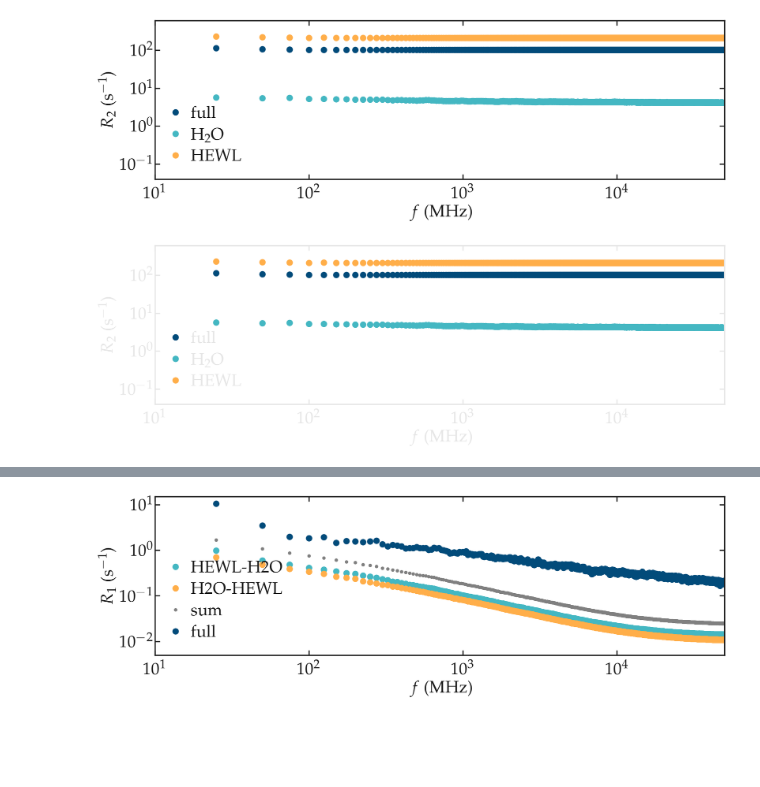
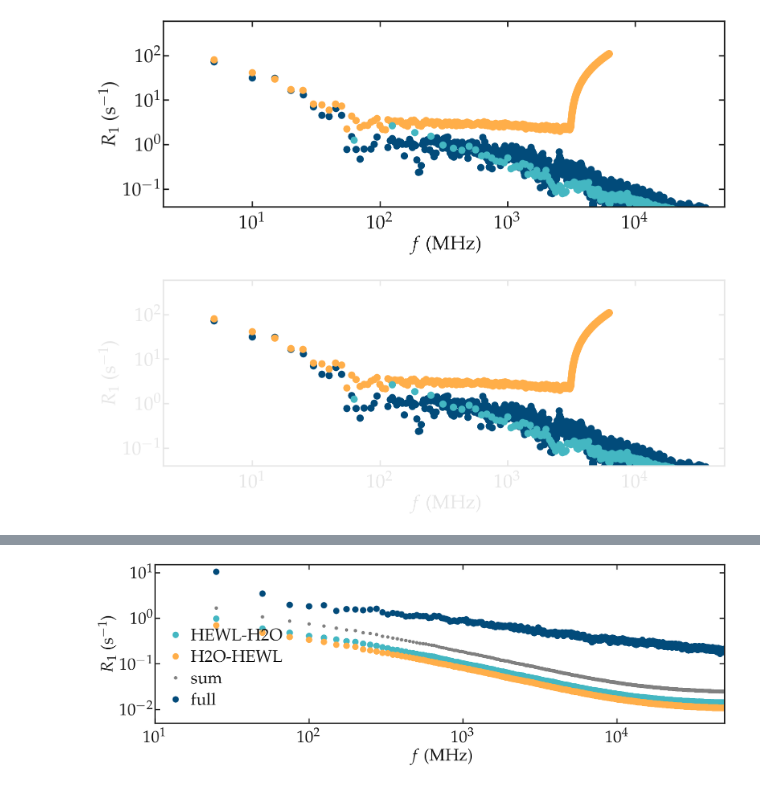
Before and after one commit to simongravelle/nmrformd, a Jupyter notebook: examples/illustrations/lysozyme-in-water.ipynb, the cells around one changed output, grey strips where cells are left out. Drawn from its saved outputs; the diff is of its cells as text; code cells hidden in the pictures; blank space fills up the shorter version.

```diff
--- a/examples/illustrations/lysozyme-in-water.ipynb
+++ b/examples/illustrations/lysozyme-in-water.ipynb
@@ -64,7 +122,7 @@ for mode, mygray in zip(['light', 'dark'], [colors["mylightgray"], colors["mydar
     #ax[-1].loglog(f, R1_H2O + R1_HEWL, '.', color=colors["mygray"],
     #             markersize = 12, linewidth=4, label=r'sum')
     complete_panel(ax[-1], r'$f$ (MHz)', r'$R_1$ (s$^{-1}$)', legend=True, axis_color=mygray, xpad=15)
-    set_boundaries(plt, x_boundaries=(10, 5e4), y_boundaries=(4e-2, 60)) # x_ticks=np.arange(-1, 0.2, 0.2)
+    set_boundaries(plt, x_boundaries=(2, 5e4), y_boundaries=(4e-2, 60)) # x_ticks=np.arange(-1, 0.2, 0.2)
     # add_subplotlabels(fig, ax, ["a", "b"], color=mygray)
-    save_figure(fig, mode, git_path, path_figures, filename)
+    # save_figure(fig, mode, git_path, path_figures, filename)
 # %% [output]
@@ -73,27 +131,26 @@ for mode, mygray in zip(['light', 'dark'], [colors["mylightgray"], colors["mydar
 # %%
-filename = "R2_spectra"
+filename = "R1_spectra"
 for mode, mygray in zip(['light', 'dark'], [colors["mylightgray"], colors["mydarkgray"]]):
     fig = plt.figure(figsize=(18,6))
     ax, n, l_tot, c_tot = [], 0, 1, 1
     n += 1
     ax.append(plt.subplot(l_tot, c_tot, n))
-    R2_H2O = N_H2O * all_R2[all_name == "full_H2O"][0] / (N_H2O + N_HEWL)
-    R2_HEWL = N_HEWL * all_R2[all_name == "full_HEWL"][0] / (N_H2O + N_HEWL)
-    ax[-1].loglog(f, all_R2[all_name == "FULL"][0], 'o', color=colors["mydarkblue"],
-                 markersize = 12, linewidth=4, label=r'full')
-    ax[-1].loglog(f, all_R2[all_name == "full_H2O"][0], 'o', color=colors["mycyan"],
-                 markersize = 12, linewidth=4, label=r'H$_2$O')
-    ax[-1].loglog(f, all_R2[all_name == "full_HEWL"][0], 'o', color=colors["myorange"],
-                 markersize = 12, linewidth=4, label=r'HEWL')
-    #ax[-1].loglog(f, R1_H2O + R1_HEWL, '.', color=colors["mygray"],
-    #             markersize = 12, linewidth=4, label=r'sum')
-    complete_panel(ax[-1], r'$f$ (MHz)', r'$R_2$ (s$^{-1}$)', legend=True, axis_color=mygray, xpad=15)
-    set_boundaries(plt, x_boundaries=(10, 5e4), y_boundaries=(4e-2, 600)) # x_ticks=np.arange(-1, 0.2, 0.2)
+
+    ax[-1].loglog(f, all_R1[all_name == "full_HEWL"][0], 'o', color=colors["mydarkblue"],
+                 markersize = 12, linewidth=4, label=r'total')
+    ax[-1].loglog(fl, all_R1l[all_namel == "full_HEWL"][0], 'o', color=colors["myorange"],
+                 markersize = 12, linewidth=4, label=r'total')
+
+    ax[-1].loglog(fs, all_R1s[all_names == "full_HEWL"][0], 'o', color=colors["mycyan"],
+                 markersize = 12, linewidth=4, label=r'total')
+
+    complete_panel(ax[-1], r'$f$ (MHz)', r'$R_1$ (s$^{-1}$)', legend=False, axis_color=mygray, xpad=15)
+    set_boundaries(plt, x_boundaries=(2, 5e4), y_boundaries=(4e-2, 600)) # x_ticks=np.arange(-1, 0.2, 0.2)
     # add_subplotlabels(fig, ax, ["a", "b"], color=mygray)
-    save_figure(fig, mode, git_path, path_figures, filename)
+    # save_figure(fig, mode, git_path, path_figures, filename)
 # %% [output]
-[figure, old version]
+[figure, new version]
-[figure, old version]
+[figure, new version]
 # %%
 filename = "R1_spectra_H2O"
 for mode, mygray in zip(['light', 'dark'], [colors["mylightgray"], colors["mydarkgray"]]):
```
Also changed, not shown: parts of 5 cells of this notebook, 53 other files.
